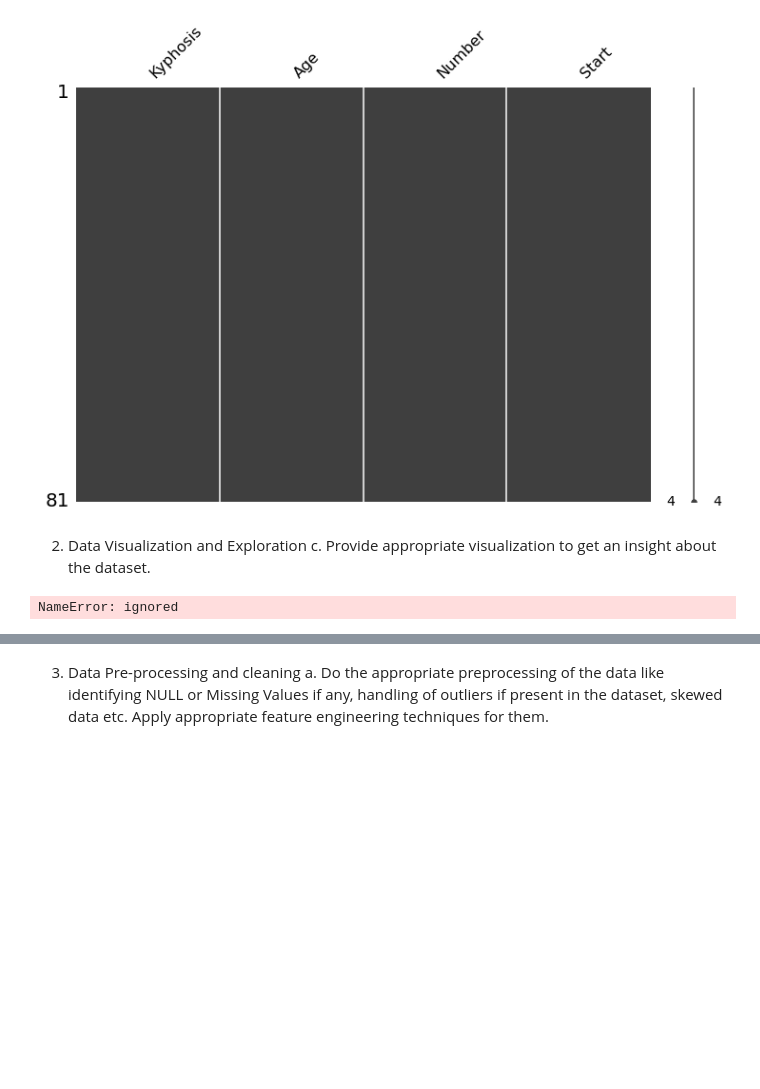
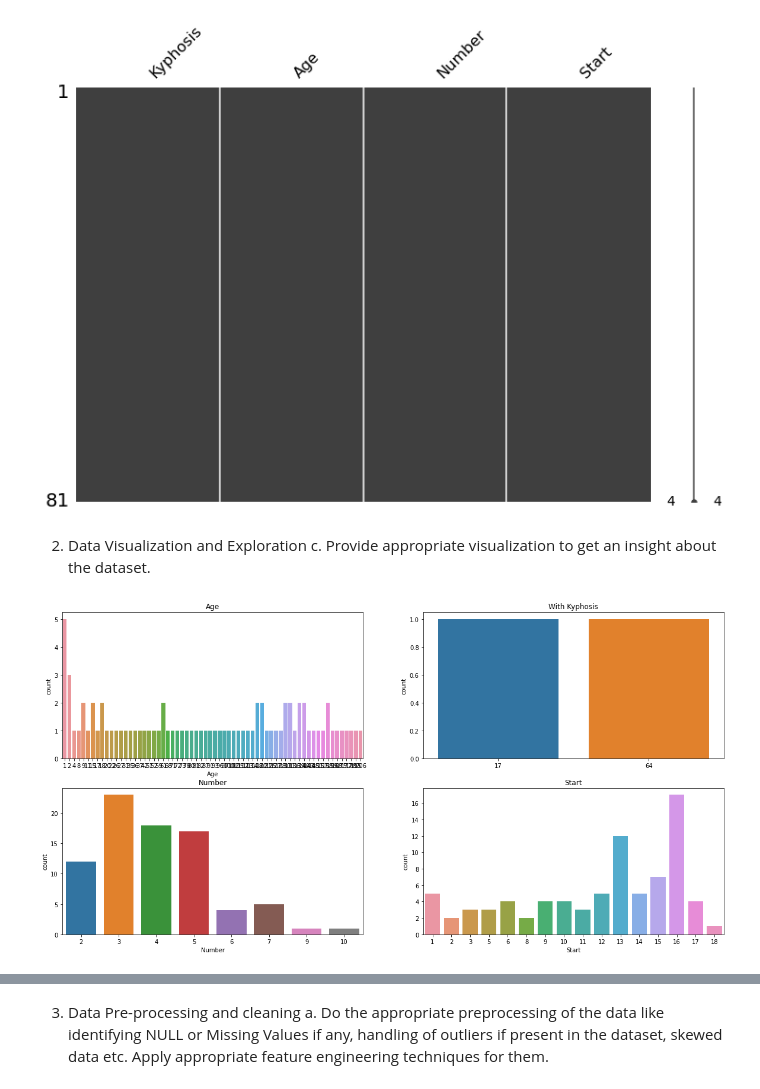
Before and after one commit to arindamdeyofficial/vertebraeSurgeryRiskFactor, a Jupyter notebook: Group307_kyphosis.ipynb, the cells around one changed output, grey strips where cells are left out. Saved outputs shown, nothing was run; the diff lists cells and outputs as text; code cells hidden in the pictures; blank space fills up the shorter version.

```diff
--- a/Group307_kyphosis.ipynb
+++ b/Group307_kyphosis.ipynb
@@ -84,7 +84,28 @@ Requirement already satisfied: pytz>=2017.2 in /usr/local/lib/python3.7/dist-pac
 # %% [markdown]
 2.	Data Visualization and Exploration
 c.	Provide appropriate visualization to get an insight about the dataset.
-# %%
-fig,ax=plt.subplots(n_rows,n_cols,sharex=False,sharey=False,figsize=(width,height))
-# %% [output]
-NameError: ignored
+# %%
+n_rows=2
+n_cols=2
+width=20
+height=10
+
+fig,ax=plt.subplots(n_rows,n_cols,sharex=False,sharey=False,figsize=(width,height))
+
+g = sns.countplot(df["Age"], ax=ax[0,0])
+ax[0,0].set_title("Age")
+
+#count kyphosis
+l = len(df[df["Kyphosis"]=="present"])
+g = sns.countplot([l,len(df)-l], ax=ax[0,1])
+ax[0,1].set_title("With Kyphosis")
+
+g = sns.countplot(df["Number"], ax=ax[1,0])
+ax[1,0].set_title("Number")
+
+g = sns.countplot(df["Start"], ax=ax[1,1])
+ax[1,1].set_title("Start")
+
+plt.show()
+# %% [output]
+[figure, added]
```
Also changed, not shown: parts of 4 cells of this notebook.
